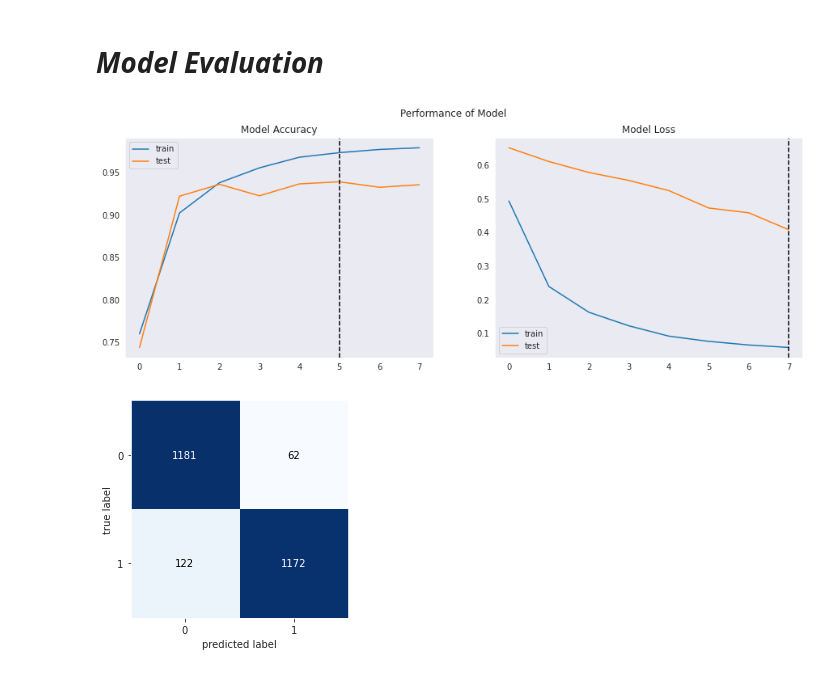
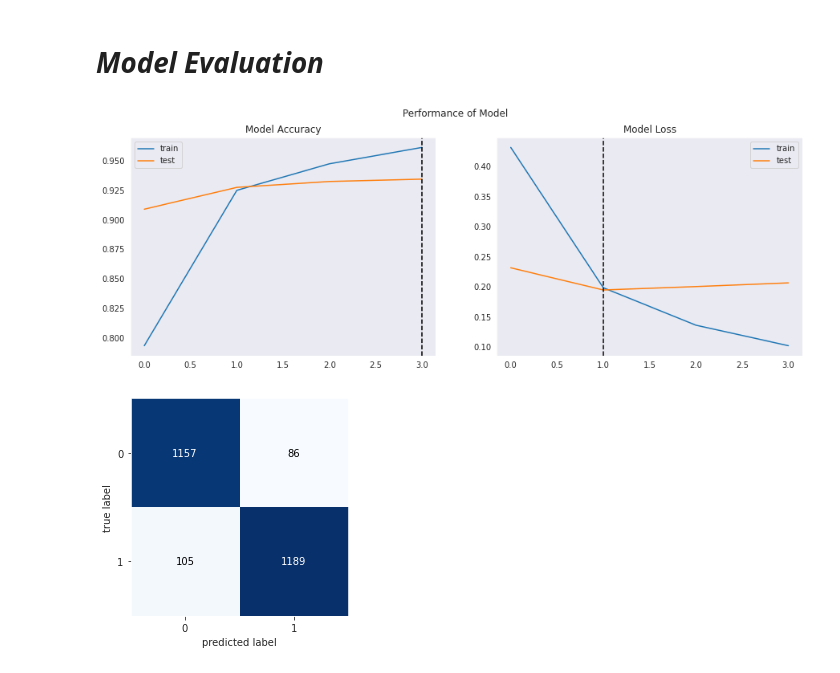
Before and after one commit to ndvinh98/CS114.K21-Machine-Learning, a Jupyter notebook: Sentiment_classification_v2.ipynb, the cells around one changed output. Drawn from its saved outputs; the diff is of its cells as text; code cells hidden in the pictures.

```diff
--- a/Sentiment_classification_v2.ipynb
+++ b/Sentiment_classification_v2.ipynb
@@ -124,14 +126,8 @@ Pin không trâu lắm.
 def standardize_data(df):
     hl_cleansed=[]
     for row in df:
-        row = re.sub(r"[\.,\?]+$-", "", row)
-        row = row.replace(",", " ").replace(".", " ") \
-            .replace(";", " ").replace("“", " ") \
-            .replace(":", " ").replace("”", " ") \
-            .replace('"', " ").replace("'", " ") \
-            .replace("!", " ").replace("?", " ") \
-            .replace("-", " ").replace("?", " ")
         row = row.strip()
+        row = row.translate(str.maketrans('', '', punctuation))
         hl_cleansed.append(row)
     return hl_cleansed
 
@@ -274,8 +274,8 @@ None
 # %% [markdown]
 ## **Training process**
 # %%
-epoch = 8
-batch_size = 512
+epoch = 4
+batch_size = 256
 history=model.fit(X_Train, Y_Train, epochs = epoch, batch_size=batch_size, verbose = 2, validation_split=0.2)
 # %% [output]
 Train on 8000 samples, validate on 2000 samples
@@ -300,22 +292,22 @@ Epoch 8/8
 # %%
 fig, (ax1, ax2) = plt.subplots(1,2,figsize=(15,5))
 fig.suptitle("Performance of Model")
-ax1.plot(history.history['accuracy'])
-ax1.plot(history.history['val_accuracy'])
-vline_cut = np.where(history.history['val_accuracy'] == np.max(history.history['val_accuracy']))[0][0]
+ax1.plot(history.history['acc'])
+ax1.plot(history.history['val_acc'])
+vline_cut = np.where(history.history['val_acc'] == np.max(history.history['val_acc']))[0][0]
 ax1.axvline(x=vline_cut, color='k', linestyle='--')
 ax1.set_title("Model Accuracy")
 ax1.legend(['train', 'test'])
 
 ax2.plot(history.history['loss'])
 ax2.plot(history.history['val_loss'])
 vline_cut = np.where(history.history['val_loss'] == np.min(history.history['val_loss']))[0][0]
 ax2.axvline(x=vline_cut, color='k', linestyle='--')
 ax2.set_title("Model Loss")
 ax2.legend(['train', 'test'])
 plt.show()
 # %% [output]
-[figure, old version]
+[figure, new version]
 # %%
 pred=np.around(model.predict(X_test))
 fig, ax = plot_confusion_matrix(conf_mat=confusion_matrix(Y_test,pred))
```
Also changed, not shown: parts of 15 cells of this notebook.
